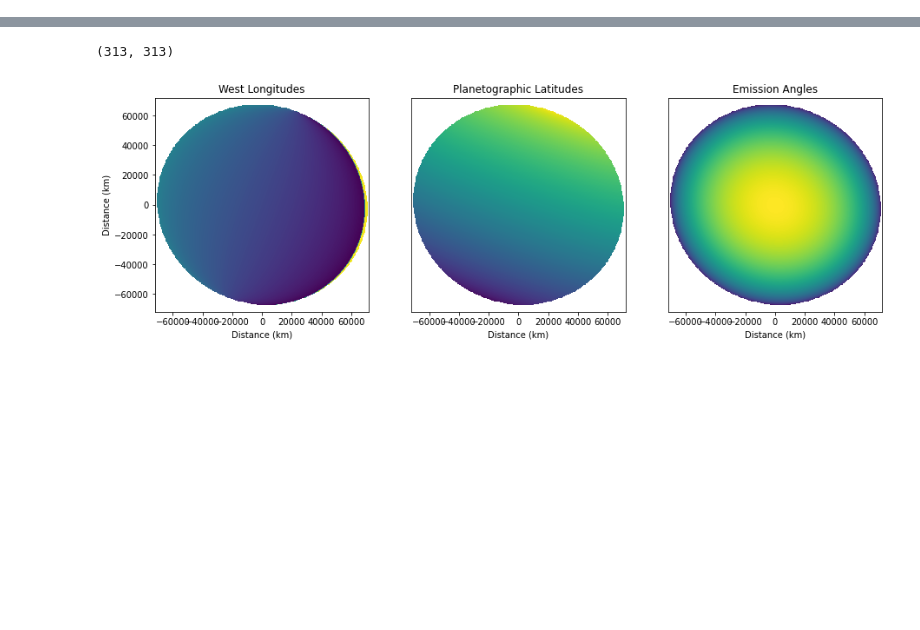
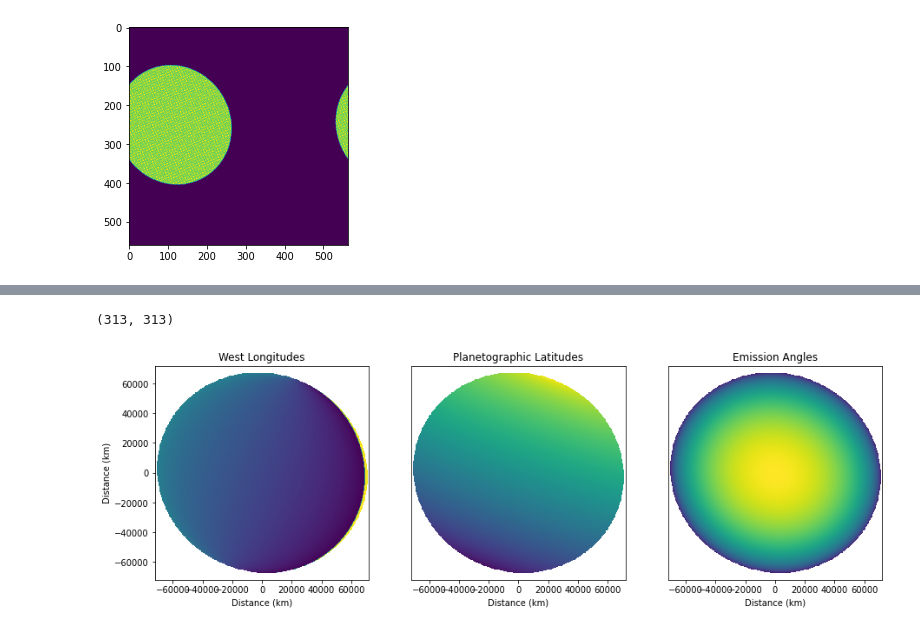
Before and after one commit to dahlek/spextraction, a Jupyter notebook: spextraction.ipynb, the cells around one changed output, grey strips where cells are left out. Cells and saved outputs as stored; diff of their text form; code cells hidden in the pictures; blank space fills up the shorter version.

```diff
--- a/spextraction.ipynb
+++ b/spextraction.ipynb
@@ -193,0 +539,7 @@ ellipsoid, pixscale_km = spextraction('/Users/emmadahl/Desktop/spextraction/test
+# %%
+test = np.zeros((len(nav.mu),len(nav.mu[0])))
+test[(eoff,poff)] = 1
+plt.imshow(test)
+plt.show()
+# %% [output]
+[figure, added]
```
Also changed, not shown: parts of 20 cells of this notebook.
